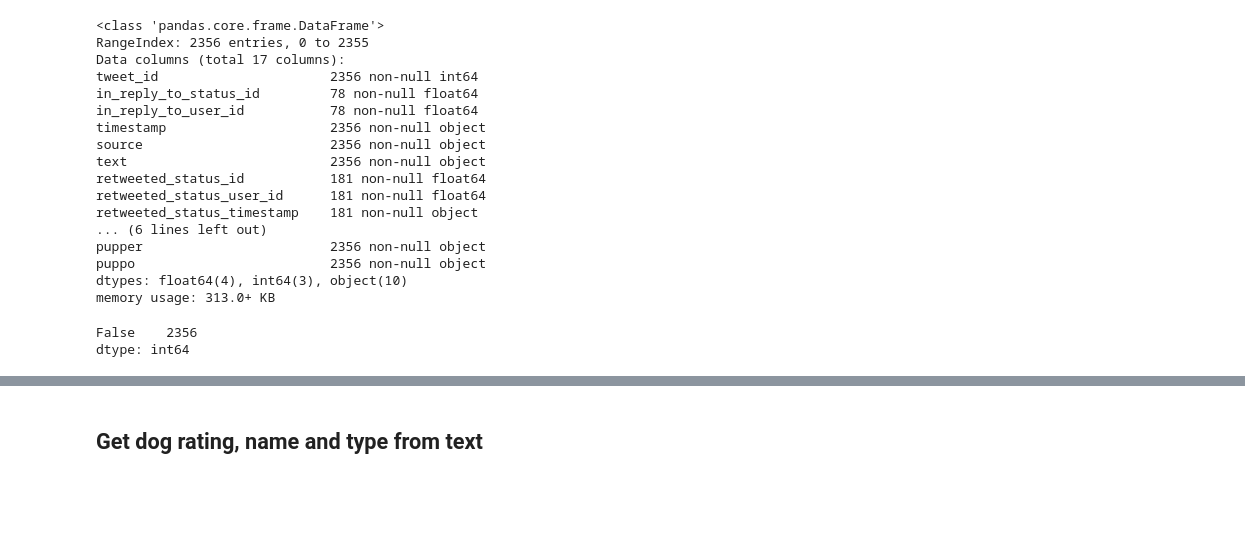
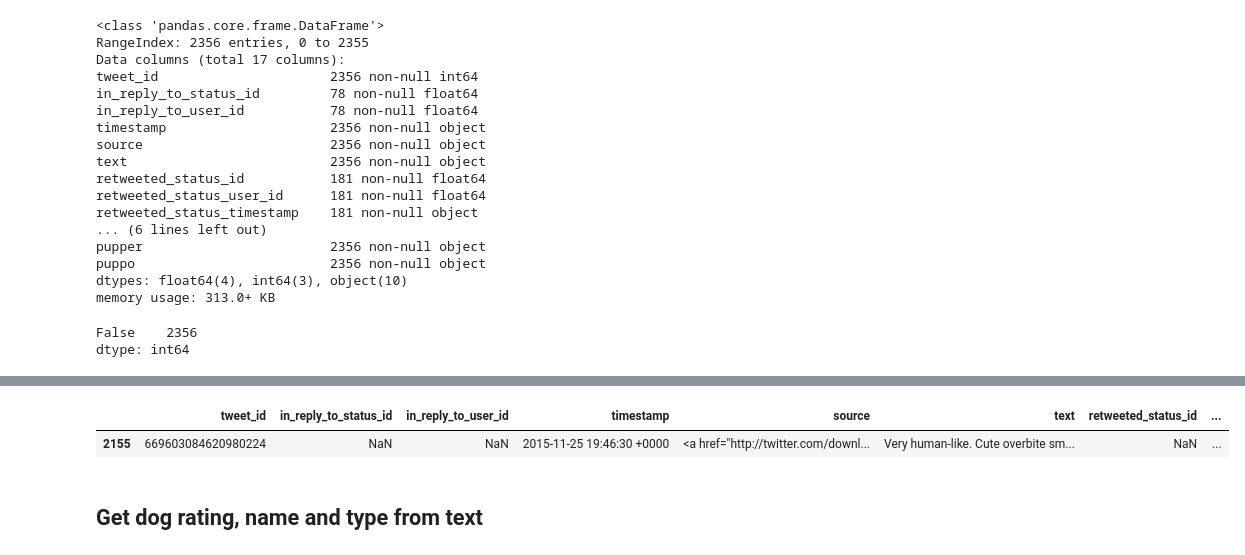
Before and after one commit to Langzzx/dand-advanced-2018, a Jupyter notebook: Data Wrangling and Cleaning/wrangle_act.ipynb, the cells around one changed output, grey strips where cells are left out. Saved outputs shown, nothing was run; the diff lists cells and outputs as text; code cells hidden in the pictures; blank space fills up the shorter version.

```diff
--- a/Data Wrangling and Cleaning/wrangle_act.ipynb
+++ b/Data Wrangling and Cleaning/wrangle_act.ipynb
@@ -266,0 +272,5 @@ Name: p1, dtype: bool
+# %%
+df[df['tweet_id'] == id1]
+# %% [output]
+|  | tweet_id | in_reply_to_status_id | in_reply_to_user_id | timestamp | source | text | retweeted_status_id | ... |
+| 2155 | 669603084620980224 | NaN | NaN | 2015-11-25 19:46:30 +0000 | <a href="http://twitter.com/downl... | Very human-like. Cute overbite sm... | NaN | ... |
```
Also changed, not shown: parts of 25 cells of this notebook.
